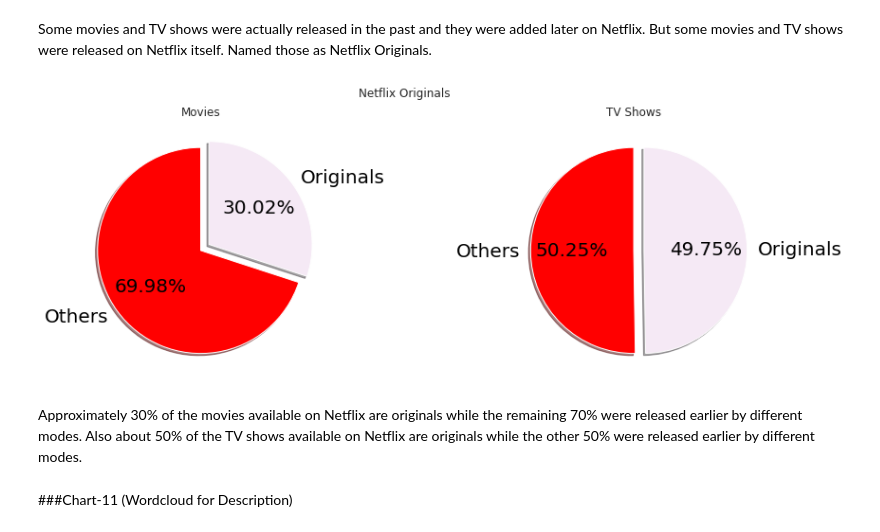
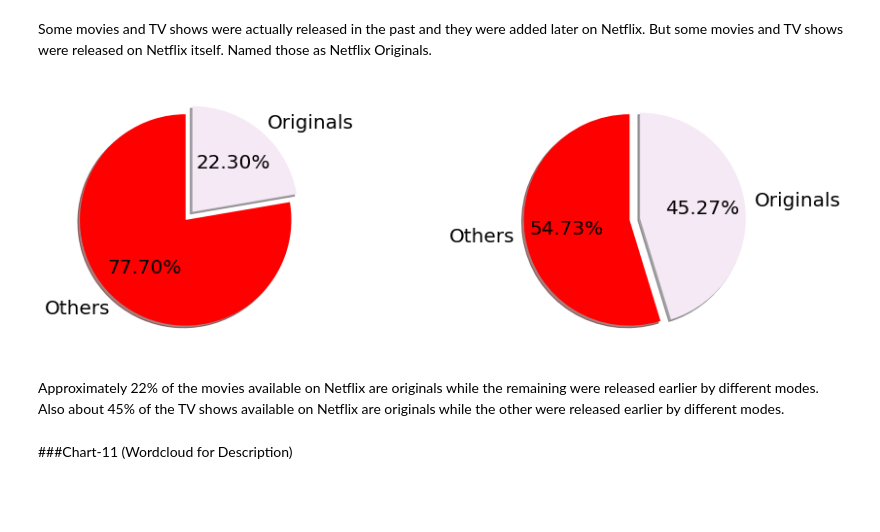
Before and after one commit to ashisaxena710/Netflix_Movies_and_TV_Shows_Clustering, a Jupyter notebook: Ashi_Individual_Colab_Netflix.ipynb, the cells around one changed output. Cells and saved outputs as stored; diff of their text form; code cells hidden in the pictures; blank space fills up the shorter version.

```diff
--- a/Ashi_Individual_Colab_Netflix.ipynb
+++ b/Ashi_Individual_Colab_Netflix.ipynb
@@ -294,0 +409,4 @@ df['rating']=df['rating'].fillna(df['rating'].mode()[0])
+# %%
+# Merging unnested data with the created dataframe in order to make the final dataframe
+df = df7.merge(df[['type', 'title', 'date_added', 'release_year', 'rating', 'duration','description']],on=['title'],how='left')
+df.head()
@@ -485,15 +658,0 @@ Text(0.5, 1.0, 'Number of Movies and TV Shows added on Netflix per month')
-# %%
-#adding columns of month to Movies and tv_Shows dataframe
-Movies_df['month'] = pd.DatetimeIndex(Movies_df['date_added']).month
-TV_shows_df['month'] = pd.DatetimeIndex(TV_shows_df['date_added']).month
-
-# Create a figure with two subplots
-fig, (ax1, ax2) = plt.subplots(1, 2, figsize=(20, 7))
-
-ax=sns.countplot('month',data= Movies_df,ax=ax1,edgecolor='black')
-ax1.set_title('movies added per month')
-
-ax=sns.countplot('month',data= TV_shows_df,ax=ax2,edgecolor='black')
-ax2.set_title('TV Shows added per month')
-# Display the chart
-plt.show()
@@ -503,9 +668,8 @@ plt.show()
 ###Chart-7 ( Number of Movies and TV Shows added on Netflix each year)
 # %%
 fig, ax = plt.subplots(figsize=(20,6))
-df['year'] = pd.DatetimeIndex(df['date_added']).year
 
-sns.countplot(x='year', hue='type',lw=5, data=df, ax=ax,edgecolor='black')
+sns.countplot(x='year_added', hue='type',lw=2, data=df, ax=ax,edgecolor='black')
 plt.title("Number of Movies and TV Shows added on Netflix each year",fontweight="bold")
 # %% [output]
 Text(0.5, 1.0, 'Number of Movies and TV Shows added on Netflix each year')
@@ -534,18 +711,14 @@ colors = ['#BC5090', '#FF6361', '#FFA600', '#2D728F', '#9970AB', '#009B77', '#D2
 # %%
 Movies_df = df[df['type'] == 'Movie'].copy()
-Movies_df['duration'] = Movies_df['duration'].str.replace(' min', '').astype(int)
-# fig, ax = plt.subplots(figsize=(12, 6))
 fig, (ax1, ax2) = plt.subplots(1, 2, figsize=(20, 7))
 
 ax1.hist(Movies_df.loc[:, 'duration'], bins=50, color='#BC5090', edgecolor='black')
 ax1.set_title('Movie Durations on Netflix', fontsize=18)
 ax1.set_xlabel('Duration (in minutes)', fontsize=14)
 ax1.set_ylabel('Number of Movies', fontsize=14)
-print("\t")
+
 Shows_df=df[df["type"]=='TV Show']
-# Shows_df['duration'] = Shows_df['duration'].str.replace('Seasons', '').astype(float)
-# plt.figure(figsize=(17,5))
-sns.countplot(y='duration',data=Shows_df,ax=ax2,edgecolor='black')
+sns.countplot(x='duration',data=Shows_df,ax=ax2,edgecolor='black')
 plt.title('TV Shows Durations on Netflix', fontsize=18)
 plt.ylabel('Duration (in seasons)', fontsize=14)
 plt.xlabel('Number of TV Shows', fontsize=14)
@@ -611,28 +790,26 @@ But some movies and TV shows were released on Netflix itself. Named those as Net
 # %%
 # Create a figure with two subplots
 fig, (ax1, ax2) = plt.subplots(1, 2, figsize=(15, 5))
 
-# Plot pie chart for movies on the first subplot
+Movies_df['originals'] = np.where(Movies_df['release_year'] == Movies_df['year_added'], 'Yes', 'No')
+# pie plot showing percentage of originals and others in movies
+ax1.patch.set_facecolor('#363336')
 explode = (0, 0.1)
 ax1.pie(Movies_df['originals'].value_counts(), explode=explode, autopct='%.2f%%', labels= ['Others', 'Originals'],
        shadow=True, startangle=90,textprops={'color':"black", 'fontsize': 20}, colors =['red','#F5E9F5'])
-ax1.set_title('Movies')
 
-# Plot pie chart for TV shows on the second subplot
+TV_shows_df['originals'] = np.where(TV_shows_df['release_year'] == TV_shows_df['year_added'], 'Yes', 'No')
+# pie plot showing percentage of originals and others in movies
+ax2.patch.set_facecolor('#363336')
 explode = (0, 0.1)
 ax2.pie(TV_shows_df['originals'].value_counts(), explode=explode, autopct='%.2f%%', labels= ['Others', 'Originals'],
        shadow=True, startangle=90,textprops={'color':"black", 'fontsize': 20}, colors =['red','#F5E9F5'])
-ax2.set_title('TV Shows')
 
-# Set the title for the entire figure
-fig.suptitle('Netflix Originals')
-
-# Show the plot
 plt.show()
 # %% [output]
-[figure, old version]
+[figure, new version]
 # %% [markdown]
-Approximately 30% of the movies available on Netflix are originals while the remaining 70% were released earlier by different modes. Also about 50% of the TV shows available on Netflix are originals while the other 50% were released earlier by different modes.
+Approximately 22% of the movies available on Netflix are originals while the remaining were released earlier by different modes. Also about 45% of the TV shows available on Netflix are originals while the other were released earlier by different modes.
 # %% [markdown]
 ###Chart-11 (Wordcloud for Description)
 # %%
```
Also changed, not shown: parts of 43 cells of this notebook.
